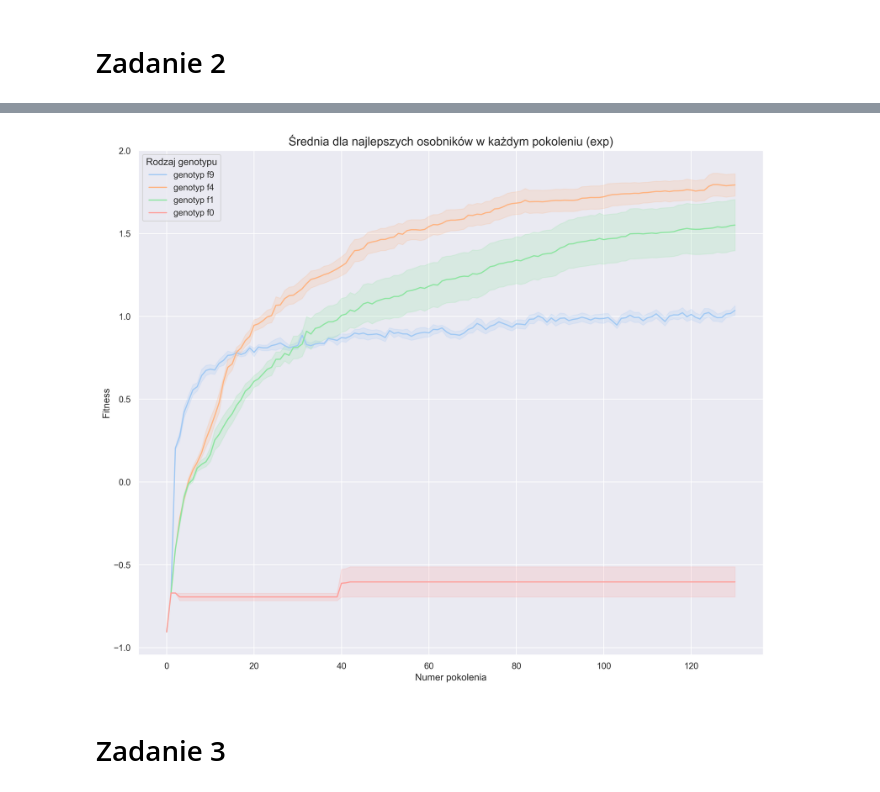
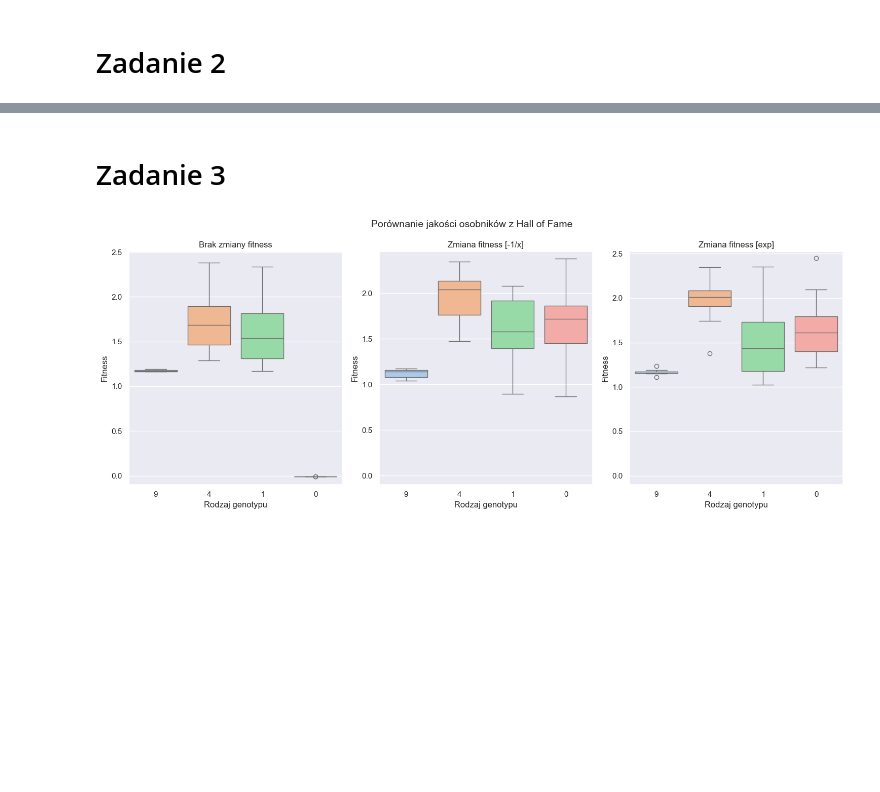
Before and after one commit to anras5/evolutionary-algorithms, a Jupyter notebook: lab2/lab2.ipynb, the cells around one changed output, grey strips where cells are left out. Cells and saved outputs as stored; diff of their text form; code cells hidden in the pictures; blank space fills up the shorter version.

```diff
--- a/lab2/lab2.ipynb
+++ b/lab2/lab2.ipynb
@@ -55,25 +79,37 @@ plt.show()
-# %%
-G_VALUES = ["9", "4", "1", "0"]
-palette = sns.color_palette("pastel", len(G_VALUES))
-color_map = dict(zip(G_VALUES, palette))
-plt.figure(figsize=(12, 10), dpi=300)
-
-for g_value in G_VALUES:
-    df = pd.DataFrame()
-    for i in range(1, 11):
-        df_temp = pd.read_csv(f"../framspy/lab2/epsilon/f{g_value}/Deap/{i}.csv", usecols=['gen', 'max'])
-        df = pd.concat([df, df_temp])
-    sns.lineplot(df, x='gen', y='max', color=color_map[g_value], label=f"genotyp f{g_value}", errorbar=("sd", 0.3))
-
-plt.title("Średnia dla najlepszych osobników w każdym pokoleniu (exp)", fontsize=15)
-plt.ylabel("Fitness")
-plt.xlabel("Numer pokolenia")
-
-plt.legend(title="Rodzaj genotypu")
-plt.tight_layout()
-plt.savefig('zadanie2-2.png')
-plt.show()
-# %% [output]
-[figure, removed]
 # %% [markdown]
 # Zadanie 3
+# %%
+G_VALUES = ["9", "4", "1", "0"]
+palette = sns.color_palette("pastel", len(G_VALUES))
+color_map = dict(zip(G_VALUES, palette))
+fig, axes = plt.subplots(1, 3, figsize=(15, 6))
+axes = axes.flatten()
+
+types = [(i, t) for i, t in enumerate([('default', "Brak zmiany fitness"), ('reciprocal', "Zmiana fitness [-1/x]"), ('exp', "Zmiana fitness [exp]")])]
+
+for x, (t, title) in types:
+    data = {g_value: [] for g_value in G_VALUES}
+    for g_value in G_VALUES:
+        for i in range(1, 11):
+            with open(f"../framspy/lab2/{t}/f{g_value}/HoF/{i}.gen") as file:
+                for line in file:
+                    if line.startswith("vertpos"):
+                        value = float(line.split(':')[1])
+                        data[g_value].append(value)
+
+
+    df = pd.DataFrame(data)
+    sns.boxplot(df, palette='pastel', ax=axes[x])
+    axes[x].set_title(title)
+    axes[x].set_ylim(-.1, None)
+
+
+plt.suptitle("Porównanie jakości osobników z Hall of Fame", fontsize=14)
+for ax in axes:
+    ax.set_xlabel("Rodzaj genotypu")
+    ax.set_ylabel("Fitness")
+plt.tight_layout()
+plt.savefig('zadanie3-3a.png')
+plt.show()
+# %% [output]
+[figure, added]
```
Also changed, not shown: parts of 3 cells of this notebook, 6 other files.
